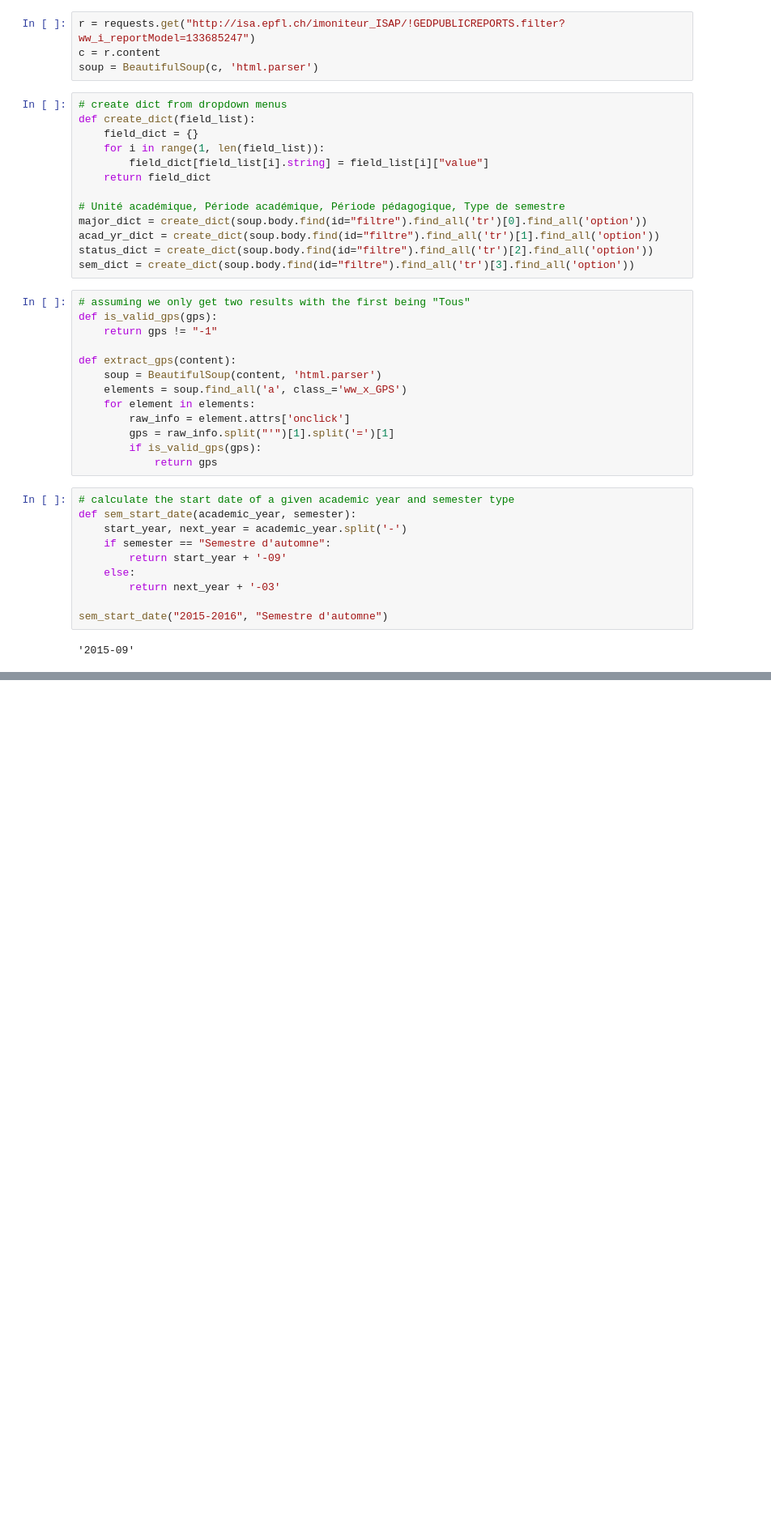
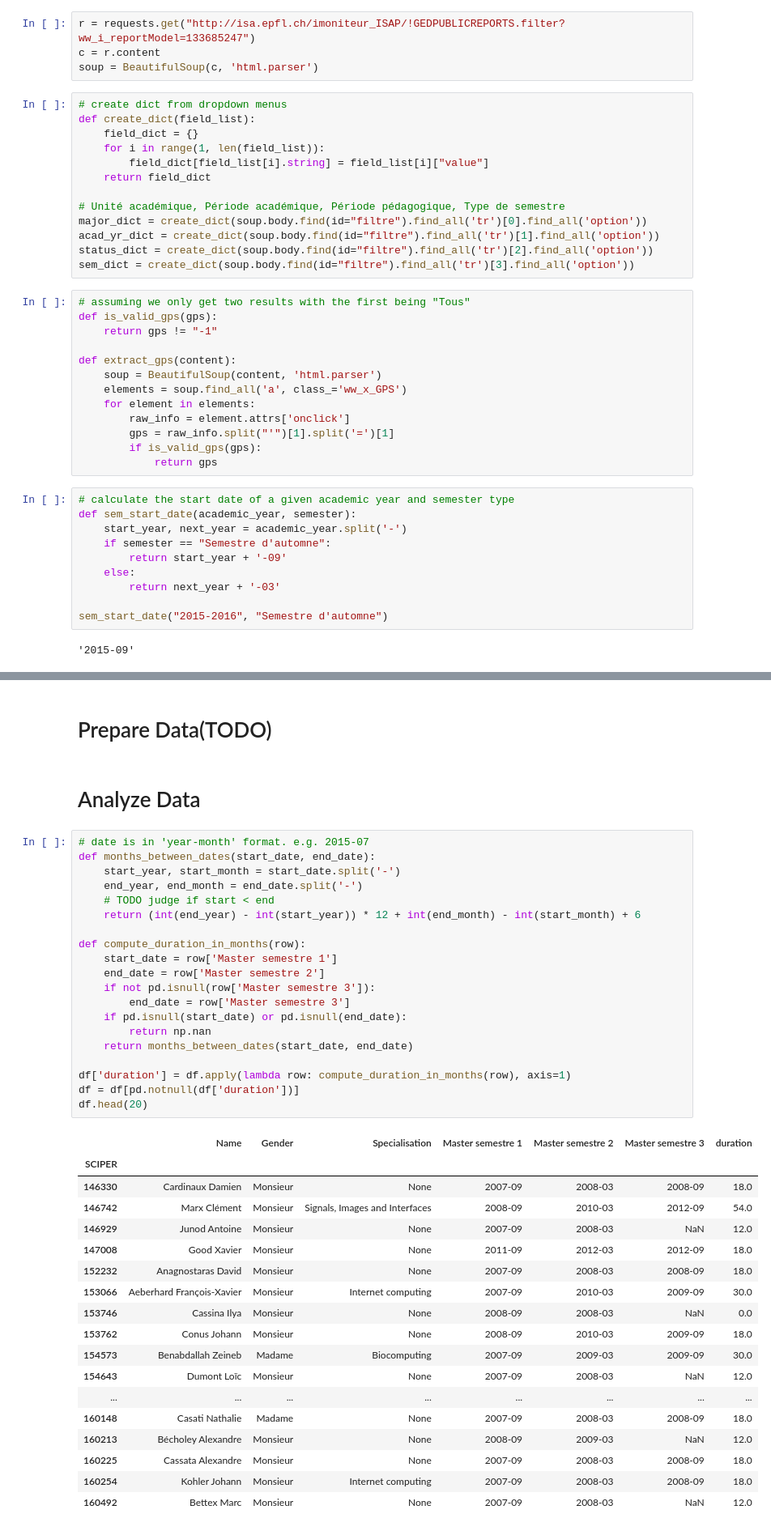
Before and after one commit to BeforeRain/ADA-homework, a Jupyter notebook: 02 - Data from the Web/Assignment2.ipynb, the cells around one changed output, grey strips where cells are left out. Shown at 81% size. Drawn from its saved outputs; the diff is of its cells as text; blank space fills up the shorter version.

Commit message:
Compute duration in months

```diff
--- a/02 - Data from the Web/Assignment2.ipynb
+++ b/02 - Data from the Web/Assignment2.ipynb
@@ -144,0 +150,43 @@ df
+# %% [markdown]
+# Prepare Data(TODO)
+# %% [markdown]
+# Analyze Data
+# %%
+# date is in 'year-month' format. e.g. 2015-07
+def months_between_dates(start_date, end_date):
+    start_year, start_month = start_date.split('-')
+    end_year, end_month = end_date.split('-')
+    # TODO judge if start < end
+    return (int(end_year) - int(start_year)) * 12 + int(end_month) - int(start_month) + 6
+
+def compute_duration_in_months(row):
+    start_date = row['Master semestre 1']
+    end_date = row['Master semestre 2']
+    if not pd.isnull(row['Master semestre 3']):
+        end_date = row['Master semestre 3']
+    if pd.isnull(start_date) or pd.isnull(end_date):
+        return np.nan
+    return months_between_dates(start_date, end_date)
+
+df['duration'] = df.apply(lambda row: compute_duration_in_months(row), axis=1)
+df = df[pd.notnull(df['duration'])]
+df.head(20)
+# %% [output]
+|  | Name | Gender | Specialisation | Master semestre 1 | Master semestre 2 | Master semestre 3 | duration |
+| SCIPER |  |  |  |  |  |  |  |
+| 146330 | Cardinaux Damien | Monsieur | None | 2007-09 | 2008-03 | 2008-09 | 18.0 |
+| 146742 | Marx Clément | Monsieur | Signals, Images and Interfaces | 2008-09 | 2010-03 | 2012-09 | 54.0 |
+| 146929 | Junod Antoine | Monsieur | None | 2007-09 | 2008-03 | NaN | 12.0 |
+| 147008 | Good Xavier | Monsieur | None | 2011-09 | 2012-03 | 2012-09 | 18.0 |
+| 152232 | Anagnostaras David | Monsieur | None | 2007-09 | 2008-03 | 2008-09 | 18.0 |
+| 153066 | Aeberhard François-Xavier | Monsieur | Internet computing | 2007-09 | 2010-03 | 2009-09 | 30.0 |
+| 153746 | Cassina Ilya | Monsieur | None | 2008-09 | 2008-03 | NaN | 0.0 |
+| 153762 | Conus Johann | Monsieur | None | 2008-09 | 2010-03 | 2009-09 | 18.0 |
+| 154573 | Benabdallah Zeineb | Madame | Biocomputing | 2007-09 | 2009-03 | 2009-09 | 30.0 |
+| 154643 | Dumont Loïc | Monsieur | None | 2007-09 | 2008-03 | NaN | 12.0 |
+| ... | ... | ... | ... | ... | ... | ... | ... |
+| 160148 | Casati Nathalie | Madame | None | 2007-09 | 2008-03 | 2008-09 | 18.0 |
+| 160213 | Bécholey Alexandre | Monsieur | None | 2008-09 | 2009-03 | NaN | 12.0 |
+| 160225 | Cassata Alexandre | Monsieur | None | 2007-09 | 2008-03 | 2008-09 | 18.0 |
+| 160254 | Kohler Johann | Monsieur | Internet computing | 2007-09 | 2008-03 | 2008-09 | 18.0 |
+| 160492 | Bettex Marc | Monsieur | None | 2007-09 | 2008-03 | NaN | 12.0 |
```
Also changed, not shown: parts of 7 cells of this notebook.
